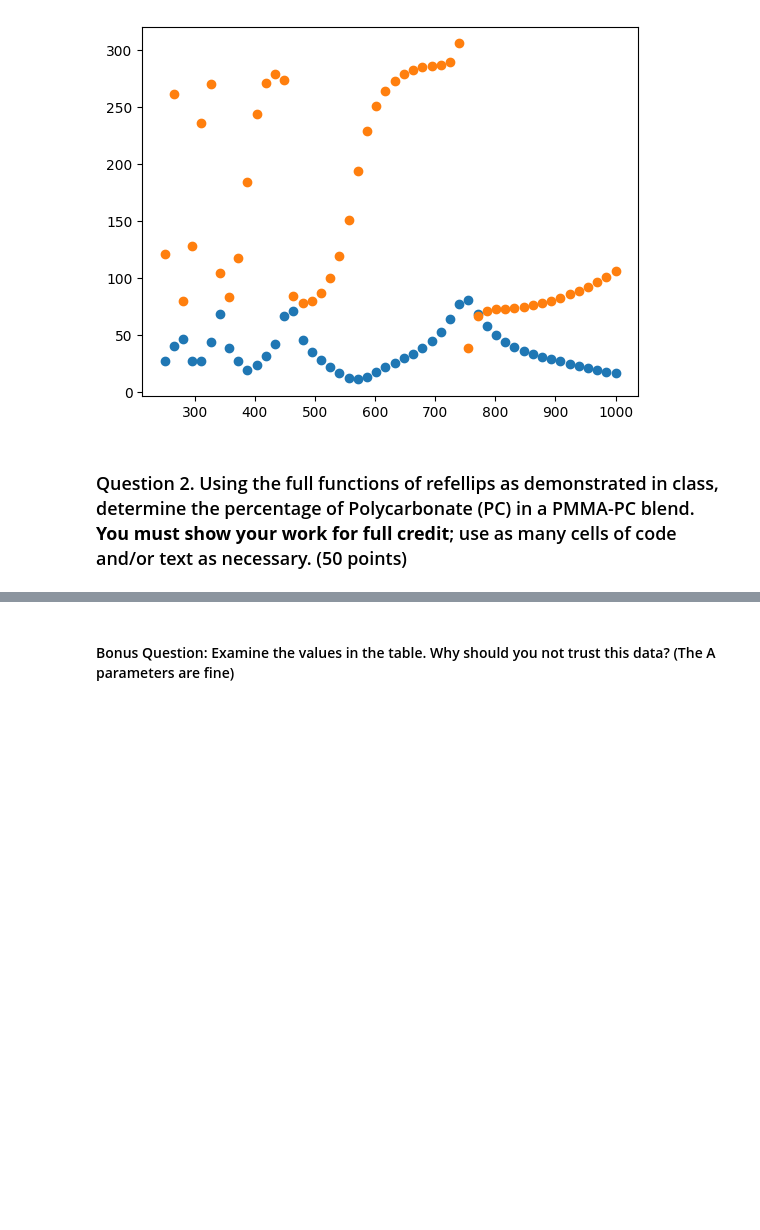
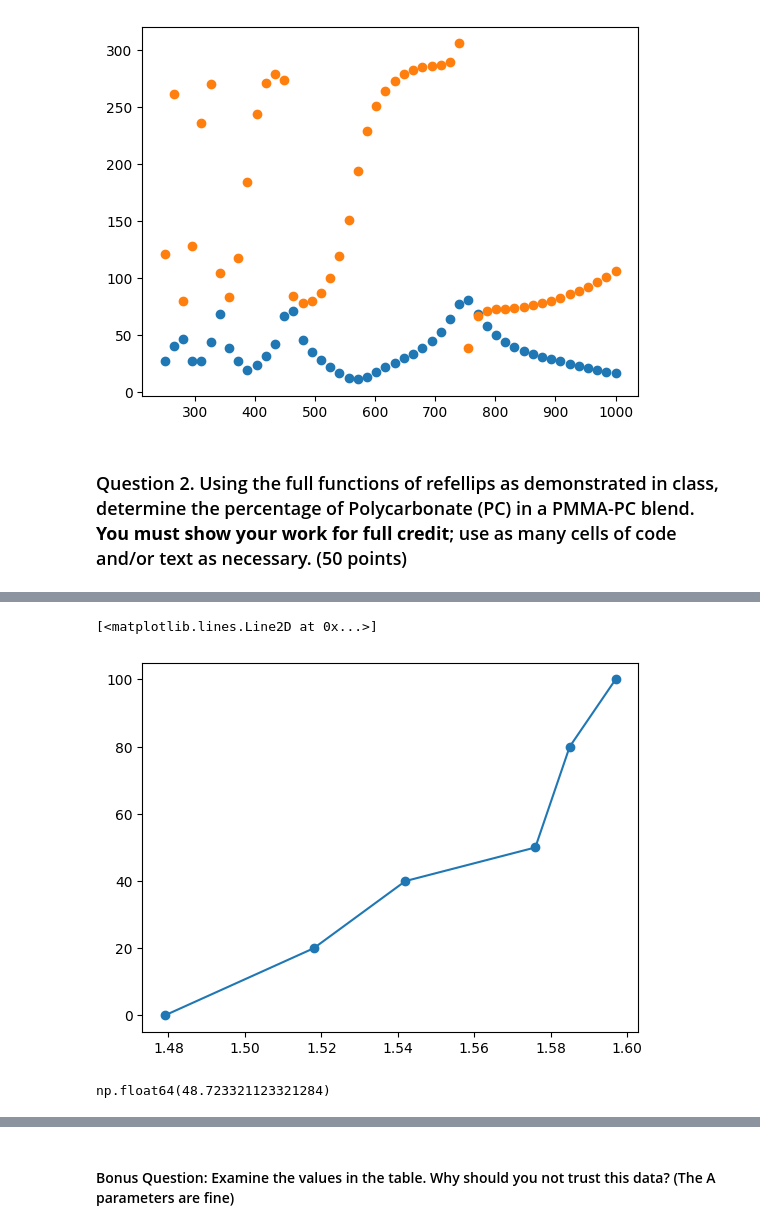
Before and after one commit to blajiness/CHE_7530-Assignments, a Jupyter notebook: Assignment7.ipynb, the cells around one changed output, grey strips where cells are left out. Saved outputs shown, nothing was run; the diff lists cells and outputs as text; code cells hidden in the pictures; blank space fills up the shorter version.

```diff
--- a/Assignment7.ipynb
+++ b/Assignment7.ipynb
@@ -257,0 +324,8 @@ datafile = '/content/MSE7530/sampledata/sim_ellipsometry.txt'
+# %%
+x = [1.479, 1.518, 1.542, 1.576, 1.585, 1.597]
+y = [0, 20, 40, 50, 80, 100]
+# %%
+plt.plot(x, y, marker='o', linestyle='-')
+# %% [output]
+[<matplotlib.lines.Line2D at 0x...>]
+[figure, added]
@@ -257,0 +336,5 @@ datafile = '/content/MSE7530/sampledata/sim_ellipsometry.txt'
+# %%
+PC_precent = slope * 1.55 + intercept
+PC_precent
+# %% [output]
+np.float64(48.723321123321284)
```
Also changed, not shown: parts of 16 cells of this notebook.
